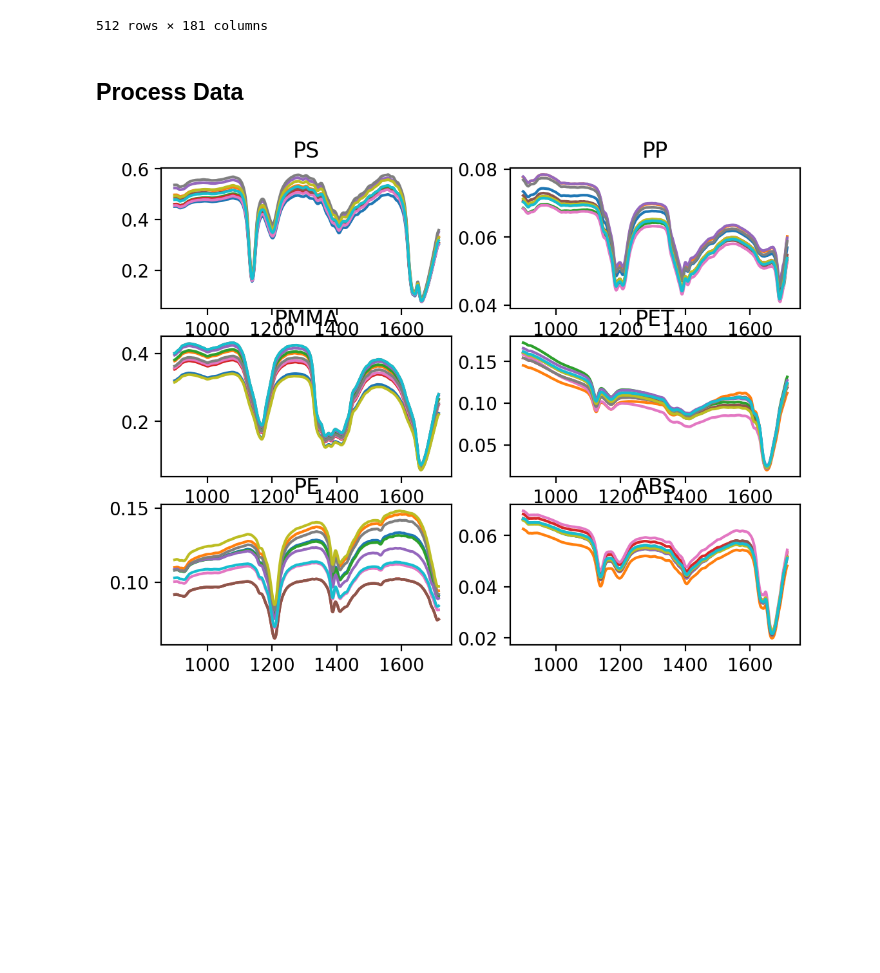
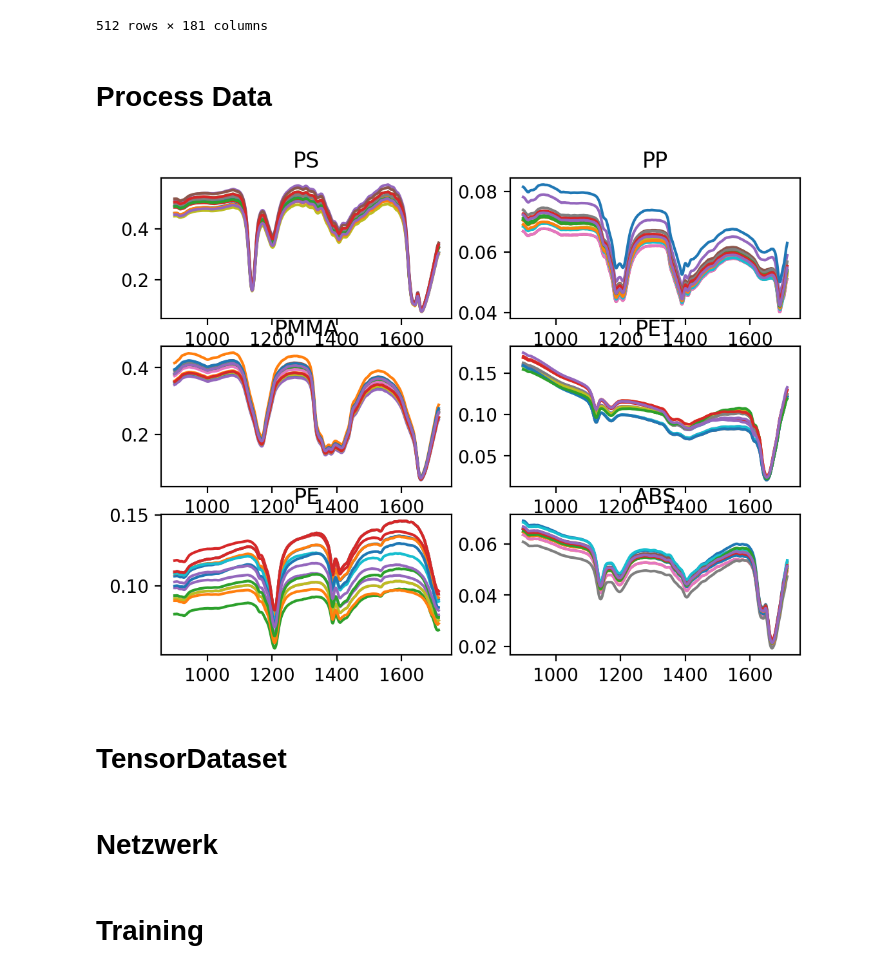
Before and after one commit to roflmaostc/NAka-Deep-Recycling-2023, a Jupyter notebook: spectroscopy_data/extract_data.ipynb, the cells around one changed output. Saved outputs shown, nothing was run; the diff lists cells and outputs as text; code cells hidden in the pictures; blank space fills up the shorter version.

```diff
--- a/spectroscopy_data/extract_data.ipynb
+++ b/spectroscopy_data/extract_data.ipynb
@@ -34,7 +34,7 @@ df
 | 511 | 1715.232 | 0.328437 | 0.313586 | 0.325941 | 0.337634 | 0.331682 | 0.357670 | 0.326215 | ... |
 512 rows × 181 columns
 # %% [markdown]
-## Process Data
+# Process Data
 # %%
 labels = []
 data = []
@@ -68,16 +68,18 @@ wavelengths = np.linspace(899.170, 1715.232, data[0].shape[0])
 # %%
 fig, axes = plt.subplots(3,2, dpi=200)
 axes = axes.ravel()
 
 
 for j in range(6):
 
-    for k in range(10):
+    for k in range(15):
         i = np.random.randint(len(data))
         while labels_ohe[i][j] == 0:
             i = np.random.randint(len(data))
 
         axes[j].plot(wavelengths, data[i])
         axes[j].set_title(labels[i])
 # %% [output]
-[figure, old version]
+[figure, new version]
+# %% [markdown]
+# TensorDataset
@@ -83,0 +102,2 @@ for j in range(6):
+# %% [markdown]
+# Netzwerk
@@ -83,0 +106,2 @@ for j in range(6):
+# %% [markdown]
+# Training
```
Also changed, not shown: parts of 3 cells of this notebook.
